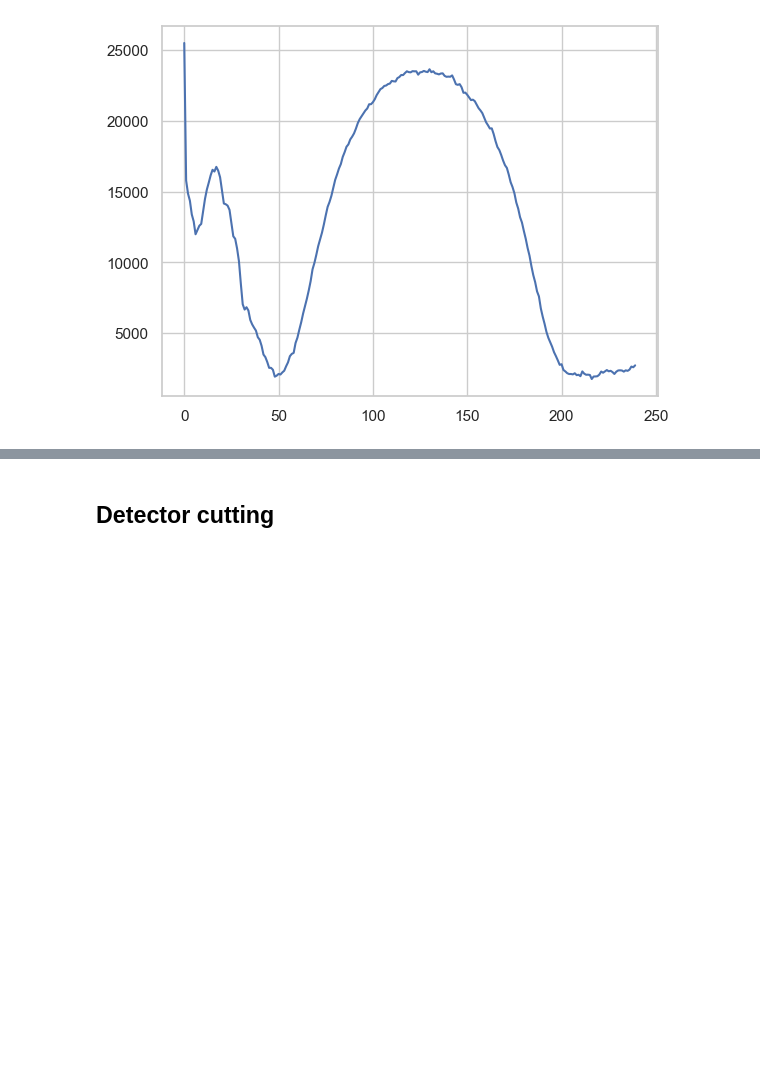
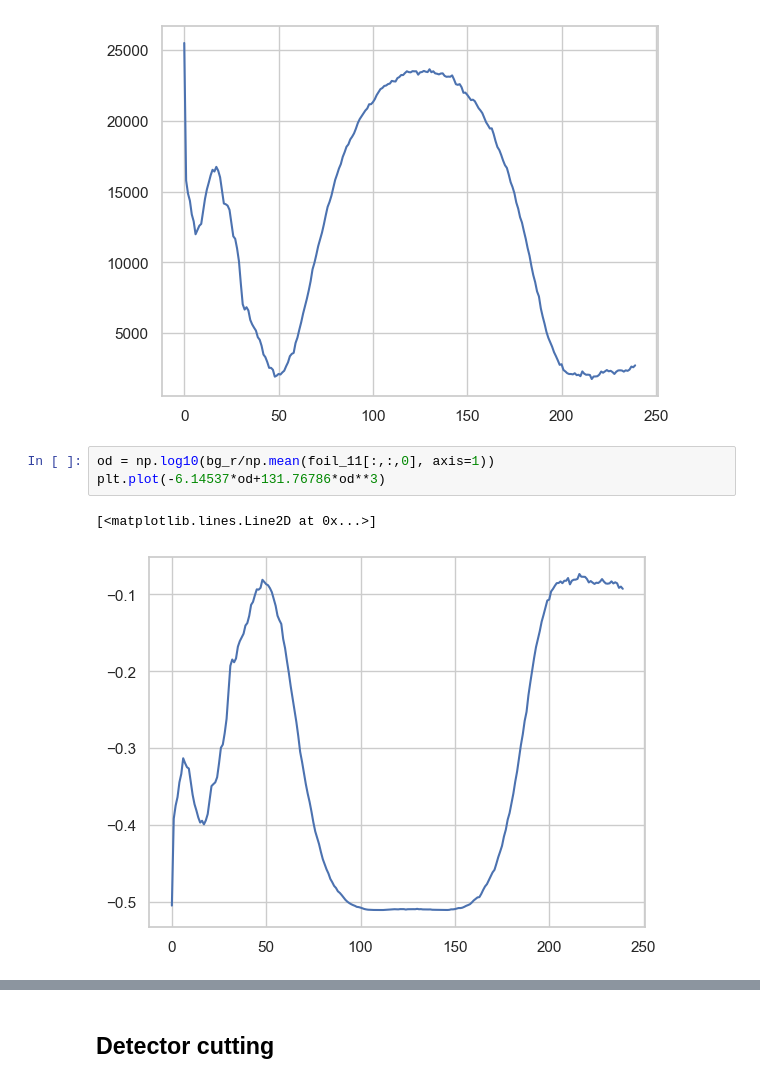
Before and after one commit to grzanka/osl_mb_foils, a Jupyter notebook: notebooks/playground/0.6-lg-2d-efficiency_10mm.ipynb, the cells around one changed output, grey strips where cells are left out. Drawn from its saved outputs; the diff is of its cells as text; blank space fills up the shorter version.

```diff
--- a/notebooks/playground/0.6-lg-2d-efficiency_10mm.ipynb
+++ b/notebooks/playground/0.6-lg-2d-efficiency_10mm.ipynb
@@ -89,3 +91,9 @@ plt.plot((bg_r - np.mean(foil_11[:,:,0], axis=1)) + (bg_g - np.mean(foil_11[:,:,
 # %% [output]
 [<matplotlib.lines.Line2D at 0x...>]
 [figure]
+# %%
+od = np.log10(bg_r/np.mean(foil_11[:,:,0], axis=1))
+plt.plot(-6.14537*od+131.76786*od**3)
+# %% [output]
+[<matplotlib.lines.Line2D at 0x...>]
+[figure, added]
```
Also changed, not shown: parts of 25 cells of this notebook, 1 other file.
